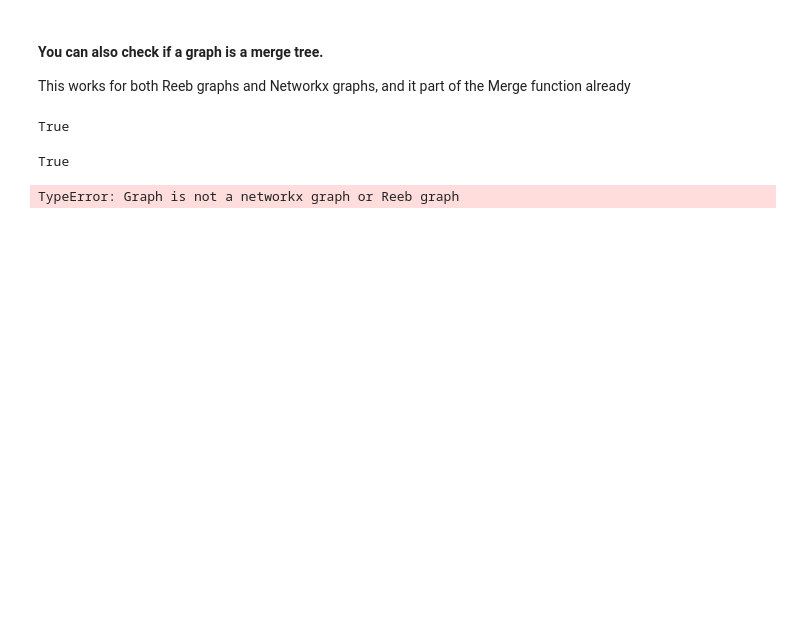
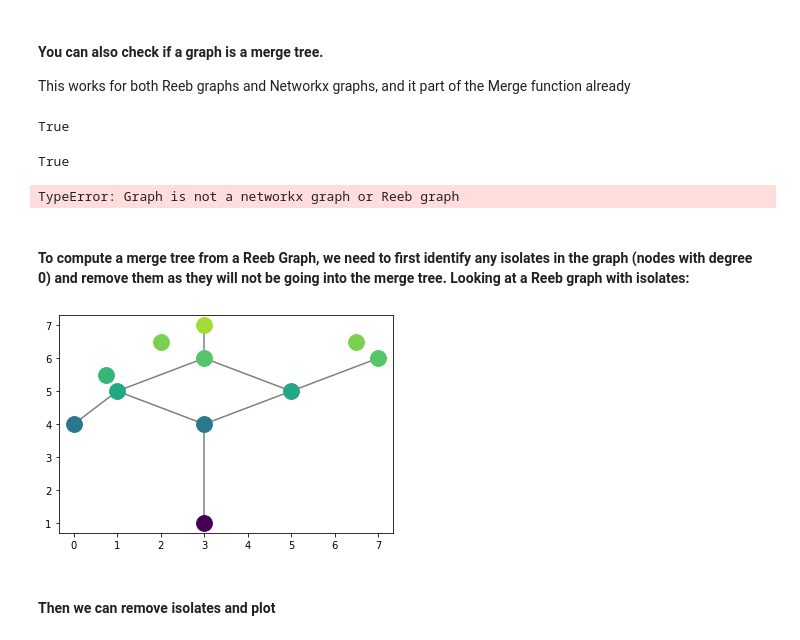
Before and after one commit to MunchLab/ceREEBerus, a Jupyter notebook: notebooks/reeb_plot.ipynb, the cells around one changed output. Saved outputs shown, nothing was run; the diff lists cells and outputs as text; code cells hidden in the pictures; blank space fills up the shorter version.

Commit message:
add compute merge tree

```diff
--- a/notebooks/reeb_plot.ipynb
+++ b/notebooks/reeb_plot.ipynb
@@ -161,3 +161,12 @@ True
 Merge(R.fx,R.fx)
 # %% [output]
 TypeError: Graph is not a networkx graph or Reeb graph
+# %% [markdown]
+#### To compute a merge tree from a Reeb Graph, we need to first identify any isolates in the graph (nodes with degree 0) and remove them as they will not be going into the merge tree.  Looking at a Reeb graph with isolates:
+# %%
+jm = graphs.reeb_juggling_man()
+jm.plot_reeb()
+# %% [output]
+[figure, added]
+# %% [markdown]
+#### Then we can remove isolates and plot
```
Also changed, not shown: parts of 10 cells of this notebook, 42 other files.
